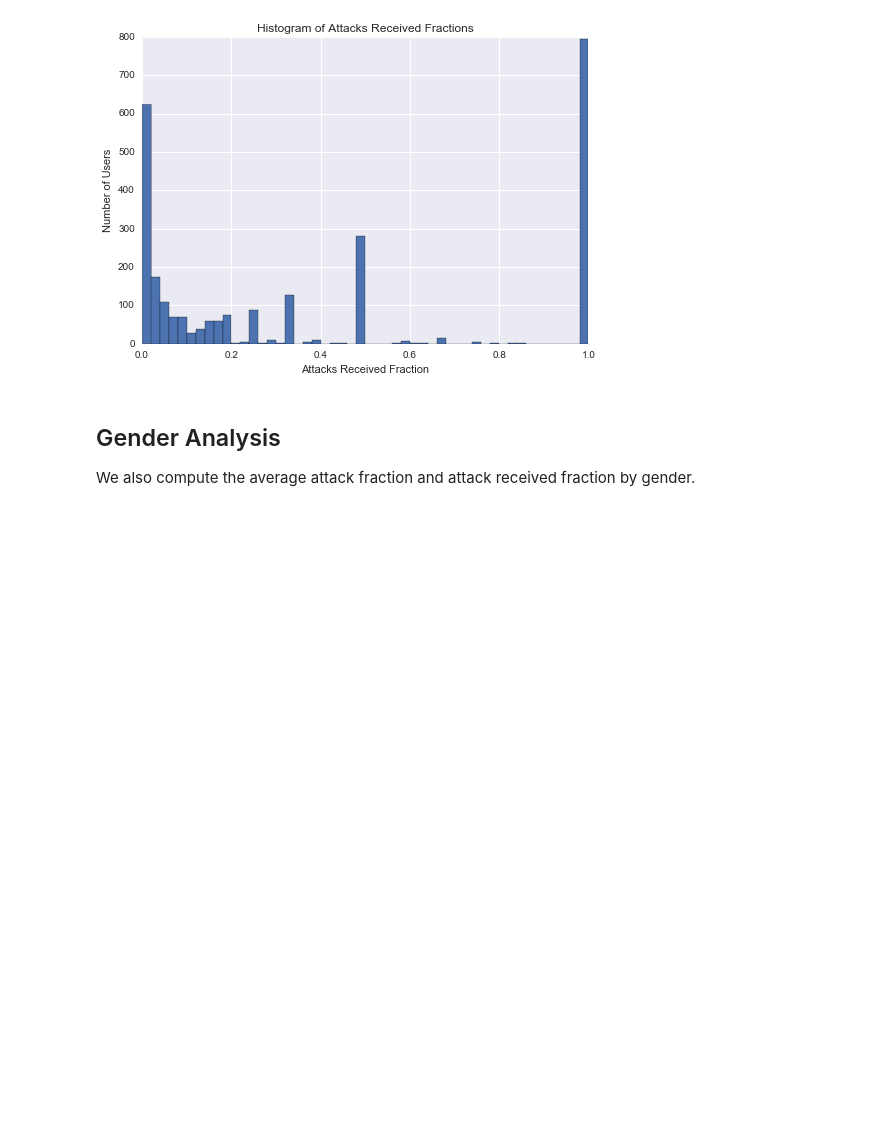
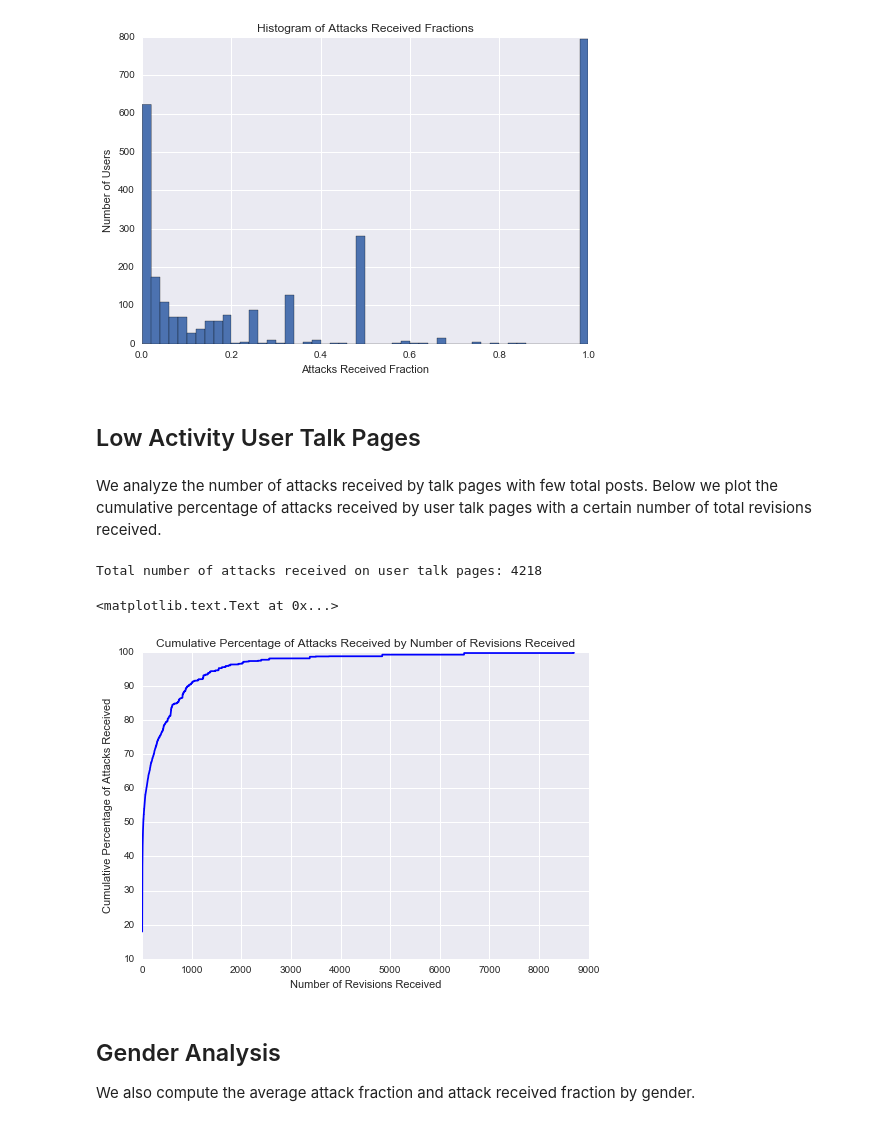
Before and after one commit to ewulczyn/wiki-detox, a Jupyter notebook: src/analysis/Attackers, Victims, and Trolls.ipynb, the cells around one changed output. Cells and saved outputs as stored; diff of their text form; code cells hidden in the pictures; blank space fills up the shorter version.

```diff
--- a/src/analysis/Attackers, Victims, and Trolls.ipynb
+++ b/src/analysis/Attackers, Victims, and Trolls.ipynb
@@ -179,6 +188,26 @@ hist.set_ylabel('Number of Users')
 # %% [output]
 <matplotlib.text.Text at 0x...>
 [figure]
+# %% [markdown]
+## Low Activity User Talk Pages
+# %% [markdown]
+We analyze the number of attacks received by talk pages with few total posts. Below we plot the cumulative percentage of attacks received by user talk pages with a certain number of total revisions received.
+# %%
+values, base = np.histogram(df_v[['total_rec']], weights = df_v[['attacks_rec']], bins = 10000)
+# %%
+cumulative = 100.0*np.cumsum(values)/np.sum(values)
+# %%
+print 'Total number of attacks received on user talk pages: %s' % np.sum(values)
+# %% [output]
+Total number of attacks received on user talk pages: 4218
+# %%
+plt.plot(base[:-1], cumulative, c='blue')
+plt.xlabel('Number of Revisions Received')
+plt.ylabel('Cumulative Percentage of Attacks Received')
+plt.title('Cumulative Percentage of Attacks Received by Number of Revisions Received')
+# %% [output]
+<matplotlib.text.Text at 0x...>
+[figure, added]
 # %% [markdown]
 ## Gender Analysis
 
```
Also changed, not shown: parts of 1 cell of this notebook.
